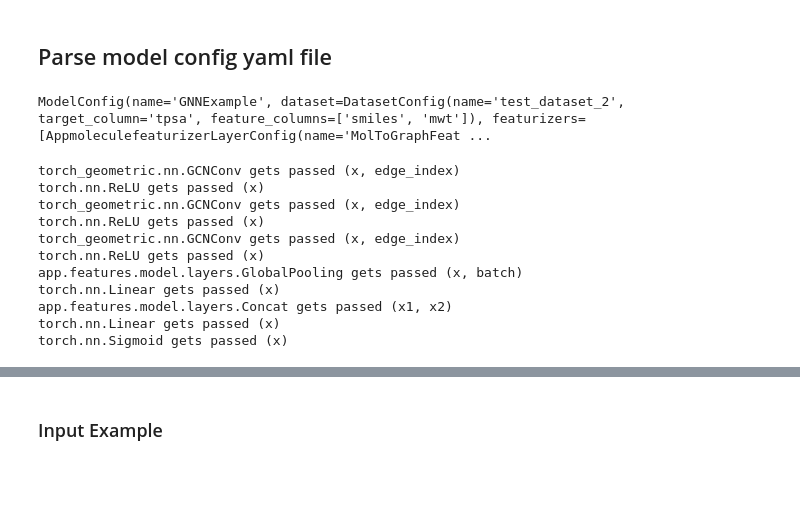
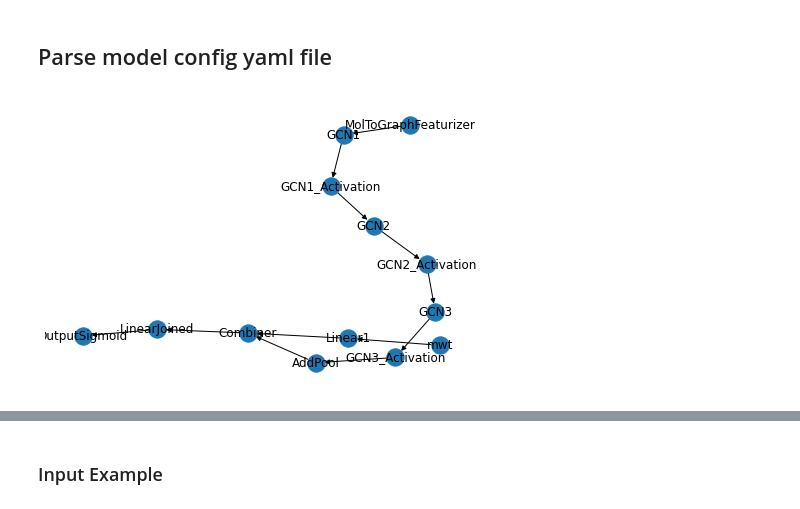
Before and after one commit to tridentbio/mariner, a Jupyter notebook: app/notebooks/ModelBuilding.ipynb, the cells around one changed output, grey strips where cells are left out. Saved outputs shown, nothing was run; the diff lists cells and outputs as text; code cells hidden in the pictures; blank space fills up the shorter version.

```diff
--- a/app/notebooks/ModelBuilding.ipynb
+++ b/app/notebooks/ModelBuilding.ipynb
@@ -1,8 +1,10 @@
 # %% [markdown]
 ## Parse model config yaml file
 # %%
+import networkx as nx
+import yaml
+
 from app.features.model.schema.configs import ModelConfig
-import yaml
 
 config = """name: GNNExample
 
@@ -65,44 +67,45 @@ layers:
     args:
       aggr: 'sum'
   # End of fst branch
 
   # Second branch would simply be linear layers in mwt
   - name: Linear1
     type: torch.nn.Linear
     args:
       in_features: 1
       out_features: 10
     input: mwt
 
   - name: Combiner
     type: app.features.model.layers.Concat
     input: ['AddPool', 'Linear1']
 
   - name: LinearJoined
     type: torch.nn.Linear
     input: Combiner
     args:
       in_features: 74
       out_features: 1
 
   - name: OutputSigmoid
     type: torch.nn.Sigmoid
     input: LinearJoined
 """
 
 model = ModelConfig.from_yaml(config)
-model
+
+nx.draw(model.make_graph(), with_labels=True)
 # %% [output]
-ModelConfig(name='GNNExample', dataset=DatasetConfig(name='test_dataset_2', target_column='tpsa', feature_columns=['smiles', 'mwt']), featurizers=[AppmoleculefeaturizerLayerConfig(name='MolToGraphFeat ...
+[figure, added]
 # %%
 import torch_geometric.nn as geom_nn
+from torch.nn import ReLU, Sigmoid
 from app.features.model.layers import GlobalPooling
 from app.features.model.layers import Concat
 
-# detour. how to check the forward signature?
-
 edge_index_classes = ( geom_nn.MessagePassing )
 pooling_classes = ( GlobalPooling )
+activations = (ReLU, Sigmoid)
 
 def is_message_passing(layer):
     """ x = layer(x, edge_index) """
@@ -115,26 +118,14 @@ def is_graph_pooling(layer):
 def is_concat_layer(layer):
     return isinstance(layer, Concat)
 
-for layer in model.layers:
-    layer_instance = layer.create()
-
-    if is_message_passing(layer_instance):
-        print(f'{layer.type} gets passed (x, edge_index)')
-    elif is_graph_pooling(layer_instance):
-        print(f'{layer.type} gets passed (x, batch)')
-    elif is_concat_layer(layer_instance):
-        print(f'{layer.type} gets passed (x1, x2)')
-    else:
-        print(f'{layer.type} gets passed (x)')
+def is_graph_activation(layer, layers_dict, previous):
+    """
+    takes the a dictionary with nn.Modules and the keys of
+    previous layers, checking if
+    """
+    if not isinstance(layer, activations):
+        return False
+    for name in previous:
+        if is_message_passing(layers_dict[name]) or is_graph_pooling(layers_dict[name]):
+            return True
+    return False
-# %% [output]
-torch_geometric.nn.GCNConv gets passed (x, edge_index)
-torch.nn.ReLU gets passed (x)
-torch_geometric.nn.GCNConv gets passed (x, edge_index)
-torch.nn.ReLU gets passed (x)
-torch_geometric.nn.GCNConv gets passed (x, edge_index)
-torch.nn.ReLU gets passed (x)
-app.features.model.layers.GlobalPooling gets passed (x, batch)
-torch.nn.Linear gets passed (x)
-app.features.model.layers.Concat gets passed (x1, x2)
-torch.nn.Linear gets passed (x)
-torch.nn.Sigmoid gets passed (x)
```
Also changed, not shown: parts of 6 cells of this notebook, 1 other file.
